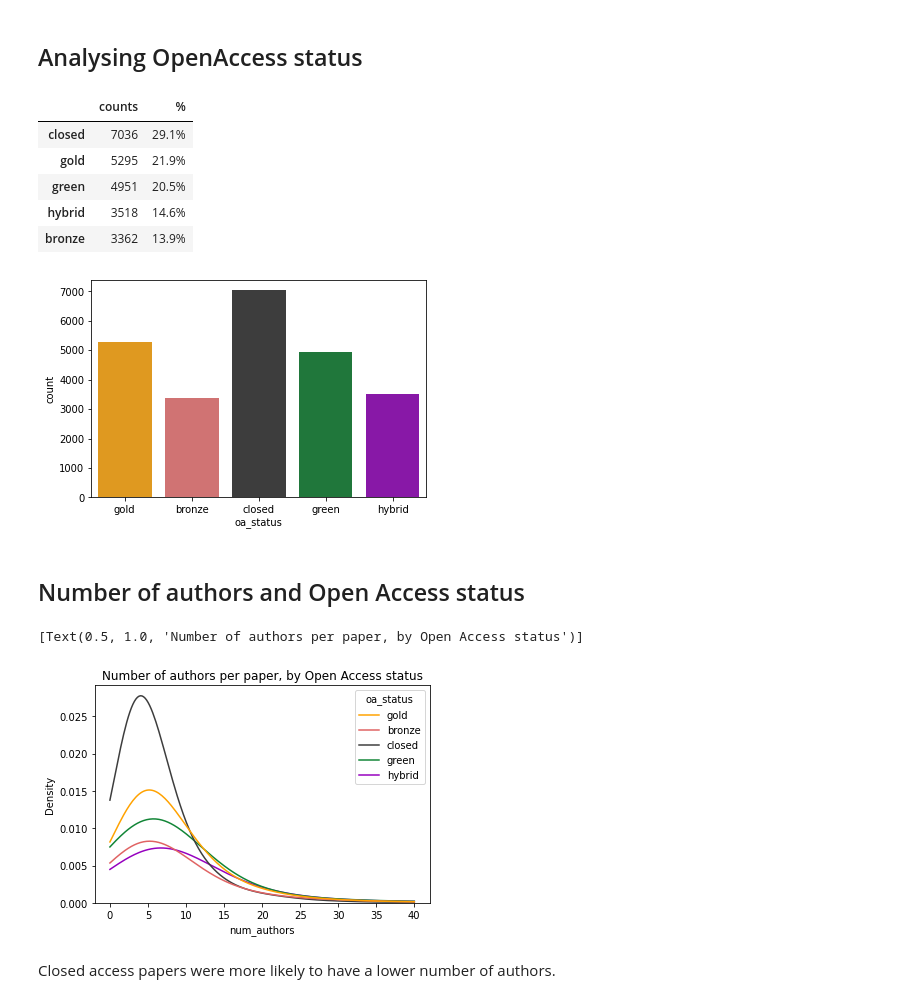
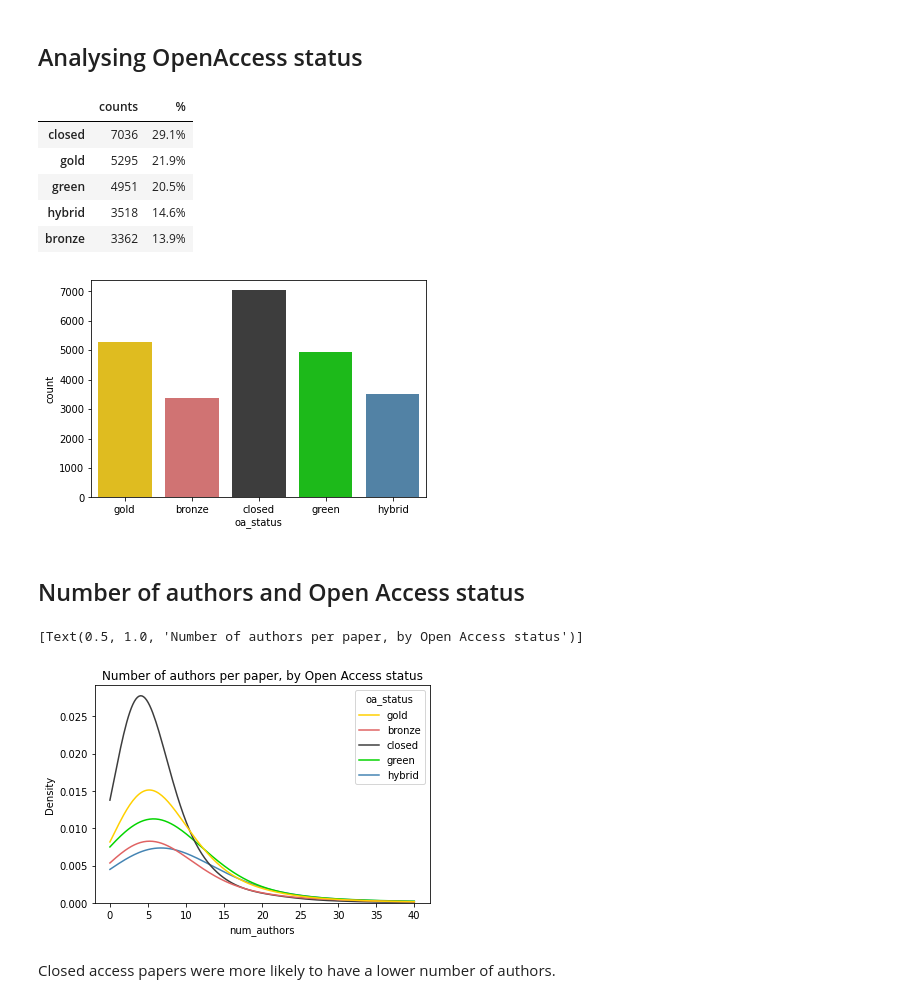
Before and after one commit to yiwen-h/nhs_oa, a Jupyter notebook: notebooks/preliminary_analysis.ipynb, the cells around one changed output. Drawn from its saved outputs; the diff is of its cells as text; code cells hidden in the pictures.

```diff
--- a/notebooks/preliminary_analysis.ipynb
+++ b/notebooks/preliminary_analysis.ipynb
@@ -70,20 +87,20 @@ df.shape
 # %% [markdown]
 ## Analysing OpenAccess status
 # %%
-oa_colours = {"closed": "#3d3d3d", "gold":"#ffa200", "green":"#118536", "hybrid": "#9600bf", "bronze": "#e06363"}
+oa_colours = {"closed": "#3d3d3d", "gold":"#ffd000", "green":"#04d400", "hybrid": "#4484b3", "bronze": "#e06363"}
 ax = sns.countplot(data = df, x = "oa_status", palette = oa_colours)
 
 count_oa = df.oa_status.value_counts(dropna=True)
 percentage_oa = df.oa_status.value_counts(dropna=True, normalize=True).mul(100).round(1).astype(str) + '%'
 pd.concat([count_oa,percentage_oa], axis=1, keys=['counts', '%'])
 # %% [output]
 |  | counts | % |
 | closed | 7036 | 29.1% |
 | gold | 5295 | 21.9% |
 | green | 4951 | 20.5% |
 | hybrid | 3518 | 14.6% |
 | bronze | 3362 | 13.9% |
-[figure, old version]
+[figure, new version]
 # %% [markdown]
 ## Number of authors and Open Access status
 # %%
@@ -96,7 +113,7 @@ sns.kdeplot(
     title='Number of authors per paper, by Open Access status')
 # %% [output]
 [Text(0.5, 1.0, 'Number of authors per paper, by Open Access status')]
-[figure, old version]
+[figure, new version]
 # %% [markdown]
 Closed access papers were more likely to have a lower number of authors.
 # %% [markdown]
```
Also changed, not shown: parts of 14 cells of this notebook, 2 other files.
